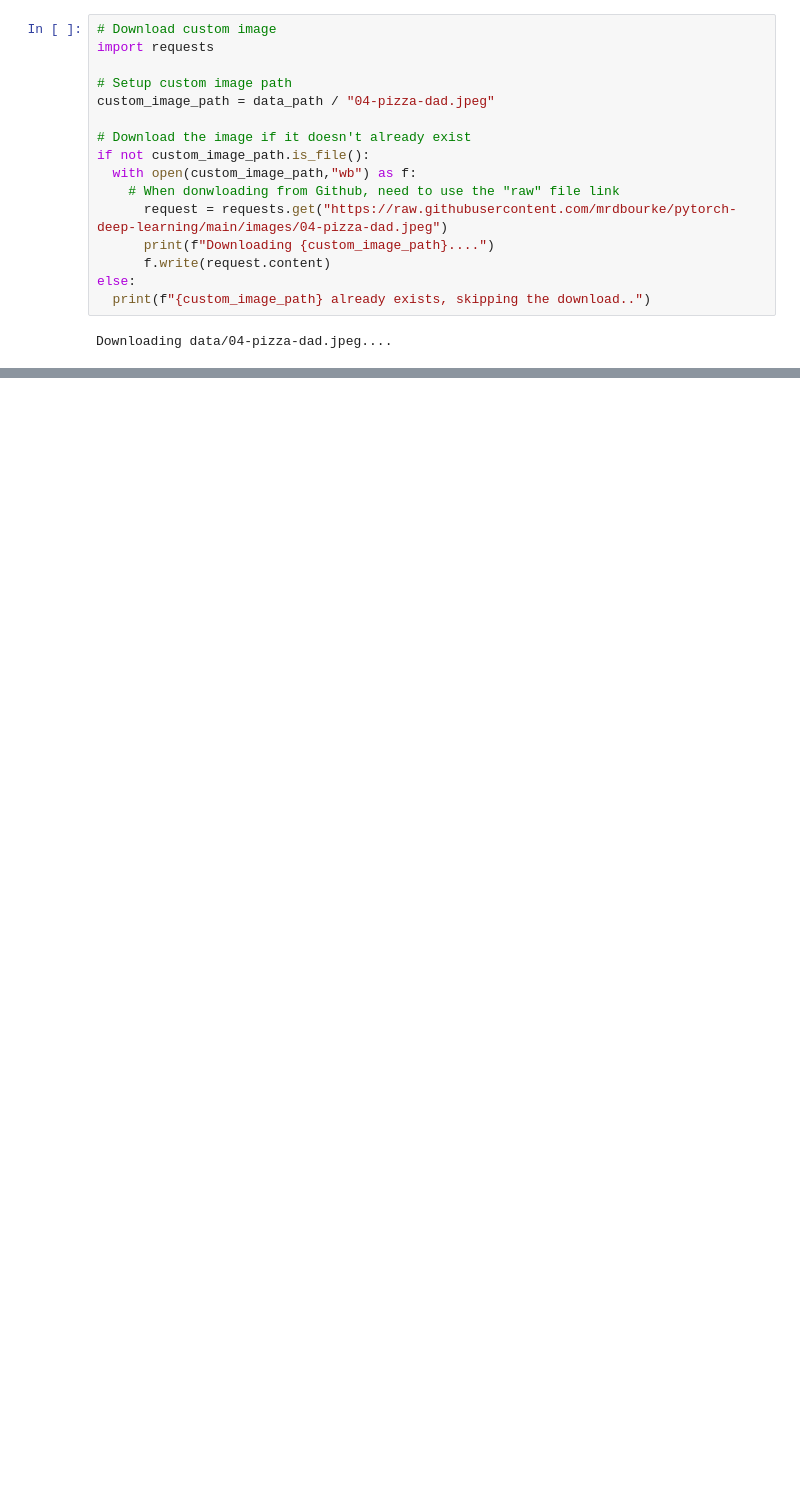
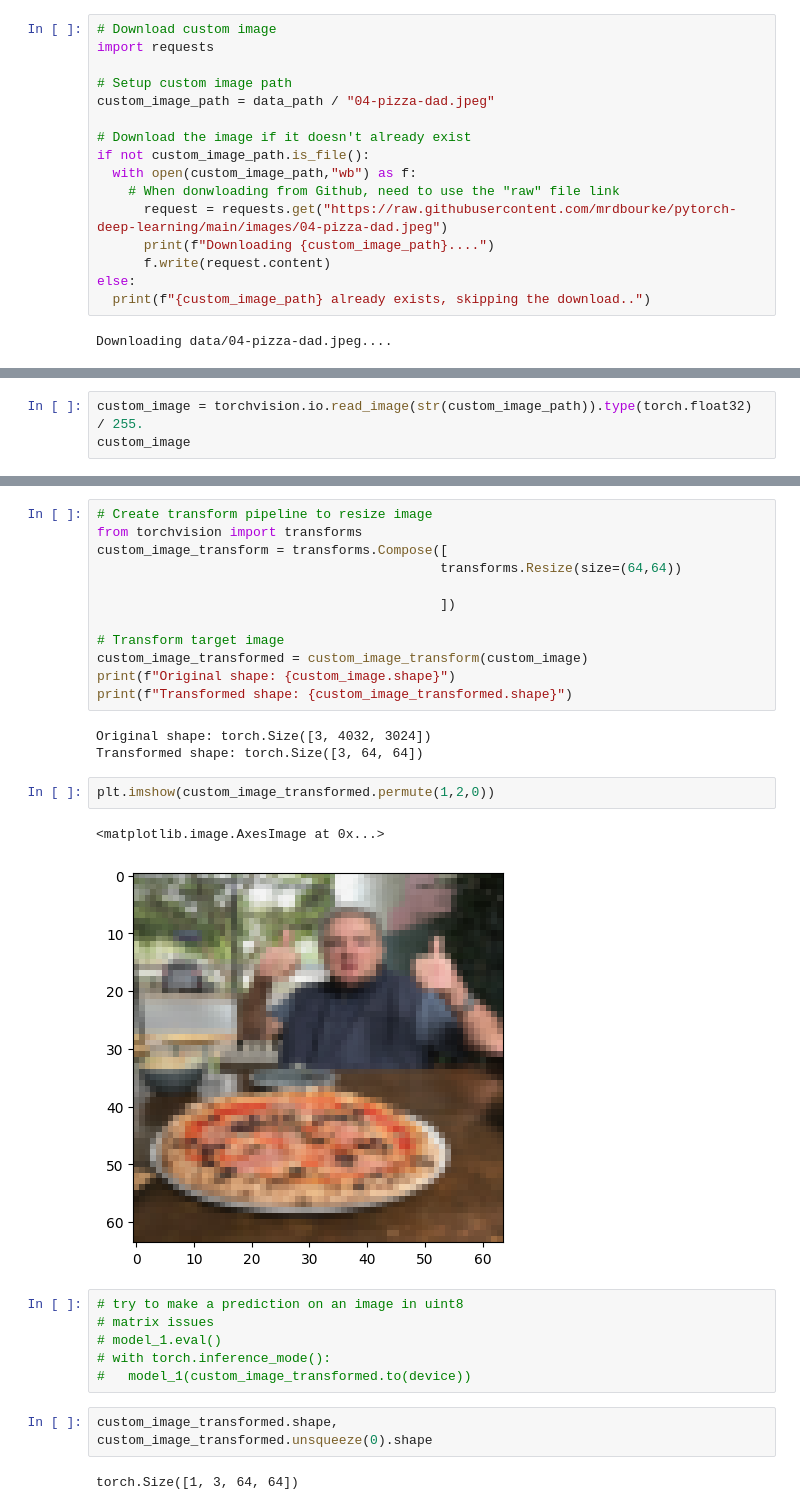
Before and after one commit to SUMIT74184/Machine-learning-journey, a Jupyter notebook: CustomDataset.ipynb, the cells around one changed output, grey strips where cells are left out. Saved outputs shown, nothing was run; the diff lists cells and outputs as text; blank space fills up the shorter version.

```diff
--- a/CustomDataset.ipynb
+++ b/CustomDataset.ipynb
@@ -1494,0 +1518,3 @@ import torchvision
+# %%
+custom_image = torchvision.io.read_image(str(custom_image_path)).type(torch.float32) / 255.
+custom_image
@@ -1494,0 +1550,31 @@ import torchvision
+# %%
+# Create transform pipeline to resize image
+from torchvision import transforms
+custom_image_transform = transforms.Compose([
+                                            transforms.Resize(size=(64,64))
+
+                                            ])
+
+# Transform target image
+custom_image_transformed = custom_image_transform(custom_image)
+print(f"Original shape: {custom_image.shape}")
+print(f"Transformed shape: {custom_image_transformed.shape}")
+# %% [output]
+Original shape: torch.Size([3, 4032, 3024])
+Transformed shape: torch.Size([3, 64, 64])
+# %%
+plt.imshow(custom_image_transformed.permute(1,2,0))
+# %% [output]
+<matplotlib.image.AxesImage at 0x...>
+[figure, added]
+# %%
+# try to make a prediction on an image in uint8
+# matrix issues
+# model_1.eval()
+# with torch.inference_mode():
+#   model_1(custom_image_transformed.to(device))
+# %%
+custom_image_transformed.shape,
+custom_image_transformed.unsqueeze(0).shape
+# %% [output]
+torch.Size([1, 3, 64, 64])
```
Also changed, not shown: parts of 44 cells of this notebook.
